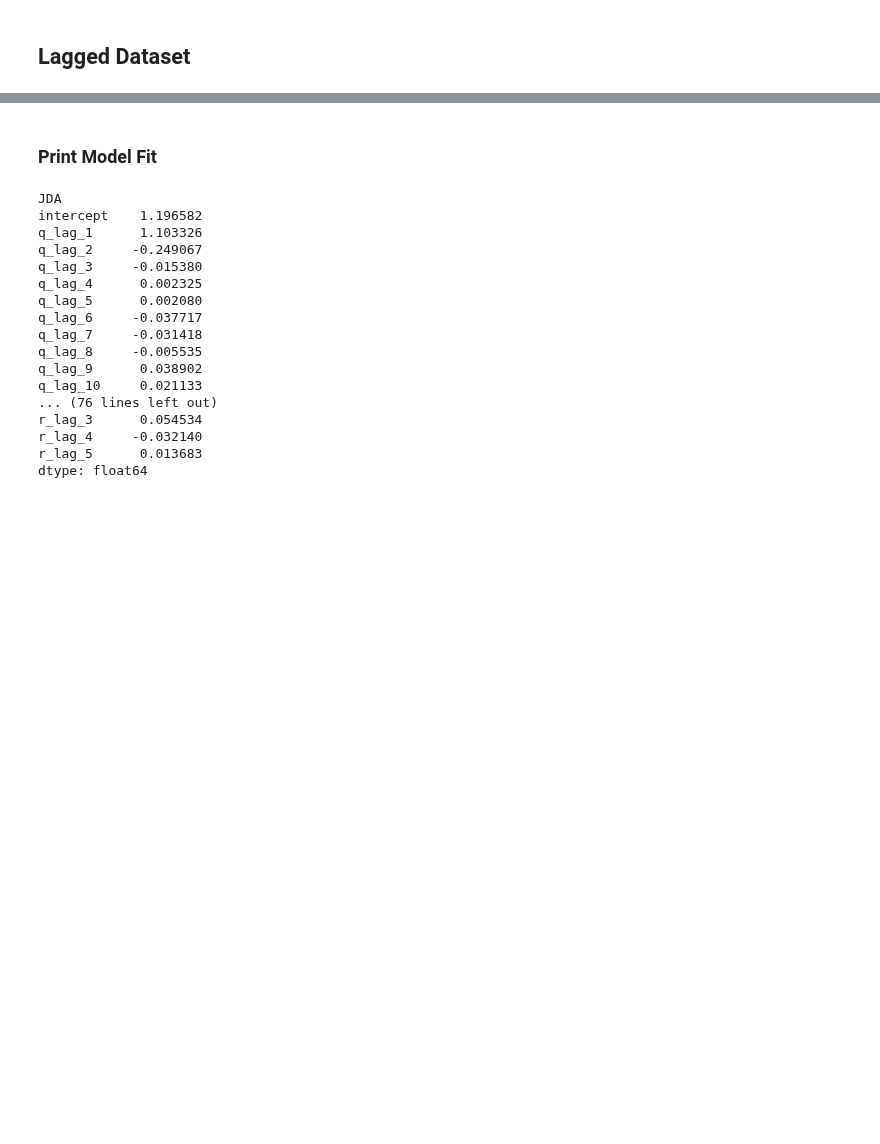
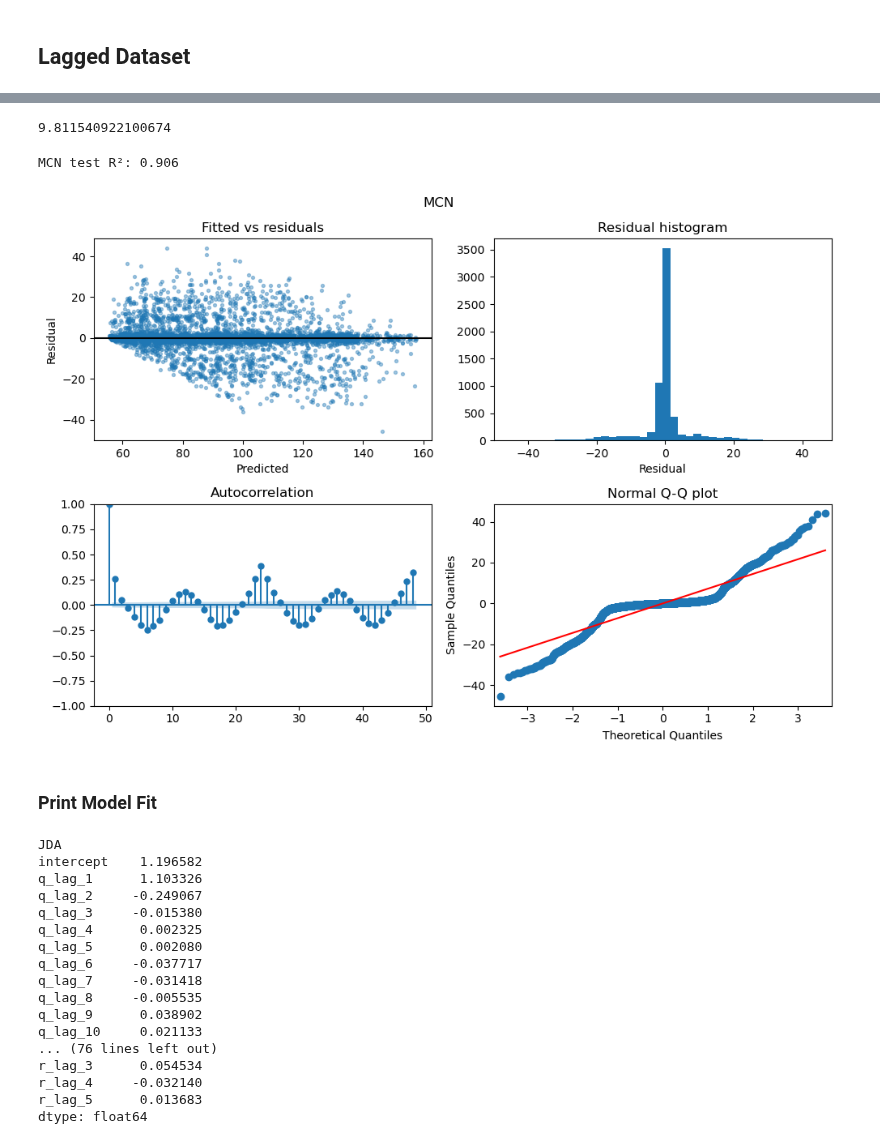
Before and after one commit to ecohn44/cascaded-hydro, a Jupyter notebook: streamflow-models/inflow-models.ipynb, the cells around one changed output, grey strips where cells are left out. Drawn from its saved outputs; the diff is of its cells as text; code cells hidden in the pictures; blank space fills up the shorter version.

```diff
--- a/streamflow-models/inflow-models.ipynb
+++ b/streamflow-models/inflow-models.ipynb
@@ -887,3 +928,12 @@ BON test R²: 0.971
+# %%
+std_diu["mcn"] # kcfs
+# %% [output]
+9.811540922100674
+# %%
+diagnose(test_results["mcn"], "mcn")
+# %% [output]
+MCN test R²: 0.906
+[figure, added]
 # %% [markdown]
 ### Print Model Fit
 # %%
```
Also changed, not shown: parts of 23 cells of this notebook, 14 other files.
